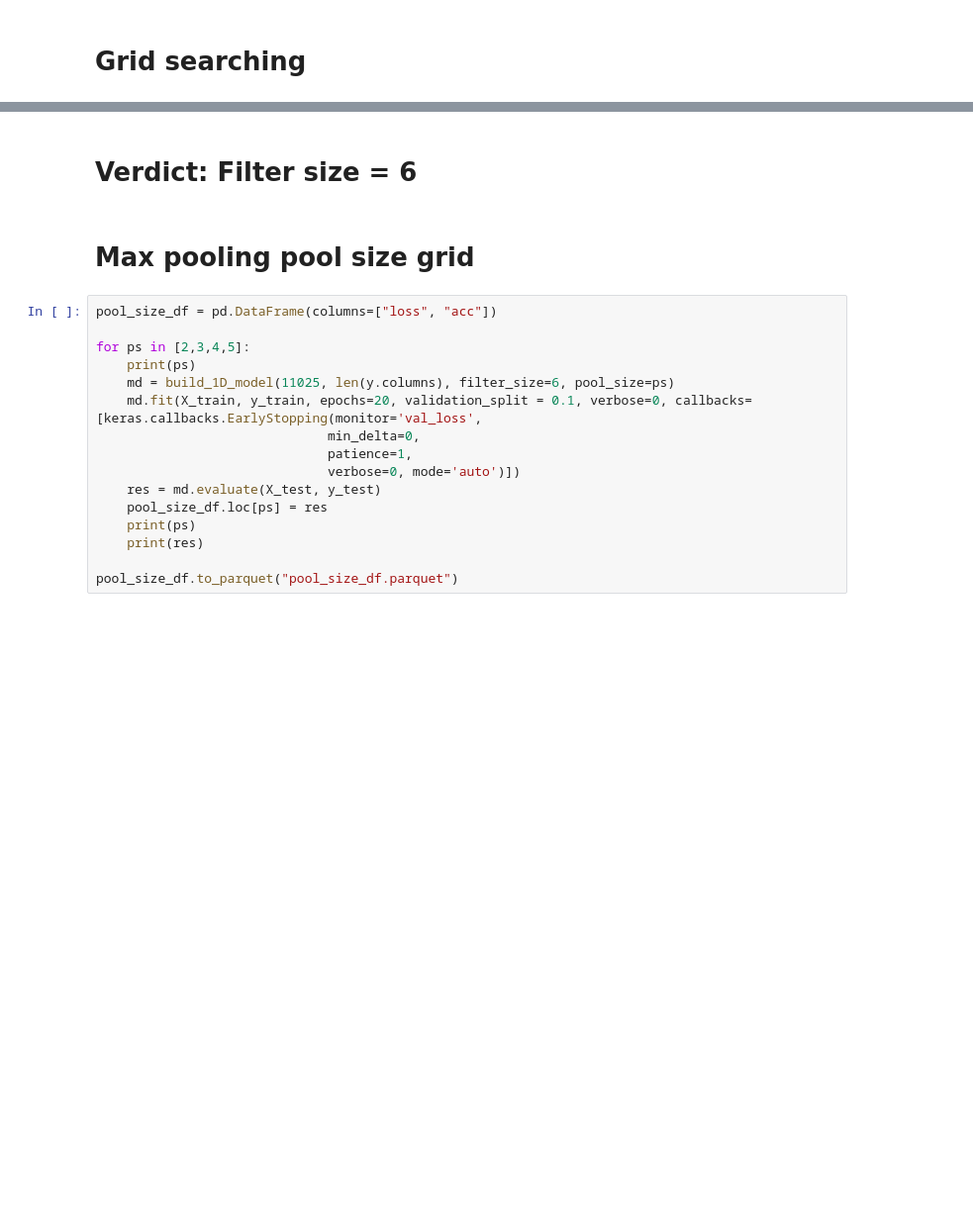
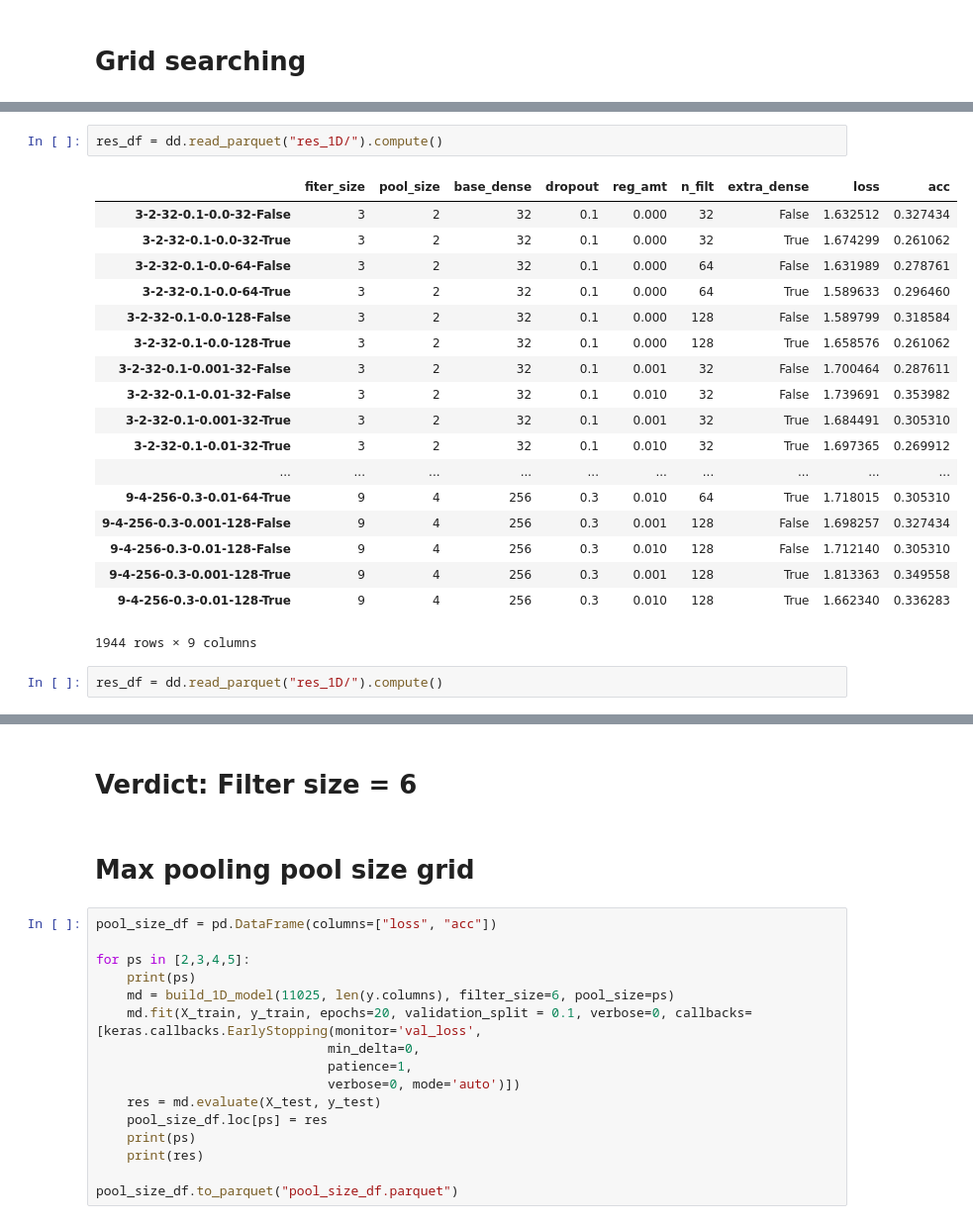
Before and after one commit to Chrisjw42/listenr-ml, a Jupyter notebook: 2. Data preprocessing 1D.ipynb, the cells around one changed output, grey strips where cells are left out. Shown at 99% size. Cells and saved outputs as stored; diff of their text form; blank space fills up the shorter version.

```diff
--- a/2. Data preprocessing 1D.ipynb
+++ b/2. Data preprocessing 1D.ipynb
@@ -491,0 +614,23 @@ KeyboardInterrupt:
+# %%
+res_df = dd.read_parquet("res_1D/").compute()
+# %% [output]
+|  | fiter_size | pool_size | base_dense | dropout | reg_amt | n_filt | extra_dense | loss | acc |
+| 3-2-32-0.1-0.0-32-False | 3 | 2 | 32 | 0.1 | 0.000 | 32 | False | 1.632512 | 0.327434 |
+| 3-2-32-0.1-0.0-32-True | 3 | 2 | 32 | 0.1 | 0.000 | 32 | True | 1.674299 | 0.261062 |
+| 3-2-32-0.1-0.0-64-False | 3 | 2 | 32 | 0.1 | 0.000 | 64 | False | 1.631989 | 0.278761 |
+| 3-2-32-0.1-0.0-64-True | 3 | 2 | 32 | 0.1 | 0.000 | 64 | True | 1.589633 | 0.296460 |
+| 3-2-32-0.1-0.0-128-False | 3 | 2 | 32 | 0.1 | 0.000 | 128 | False | 1.589799 | 0.318584 |
+| 3-2-32-0.1-0.0-128-True | 3 | 2 | 32 | 0.1 | 0.000 | 128 | True | 1.658576 | 0.261062 |
+| 3-2-32-0.1-0.001-32-False | 3 | 2 | 32 | 0.1 | 0.001 | 32 | False | 1.700464 | 0.287611 |
+| 3-2-32-0.1-0.01-32-False | 3 | 2 | 32 | 0.1 | 0.010 | 32 | False | 1.739691 | 0.353982 |
+| 3-2-32-0.1-0.001-32-True | 3 | 2 | 32 | 0.1 | 0.001 | 32 | True | 1.684491 | 0.305310 |
+| 3-2-32-0.1-0.01-32-True | 3 | 2 | 32 | 0.1 | 0.010 | 32 | True | 1.697365 | 0.269912 |
+| ... | ... | ... | ... | ... | ... | ... | ... | ... | ... |
+| 9-4-256-0.3-0.01-64-True | 9 | 4 | 256 | 0.3 | 0.010 | 64 | True | 1.718015 | 0.305310 |
+| 9-4-256-0.3-0.001-128-False | 9 | 4 | 256 | 0.3 | 0.001 | 128 | False | 1.698257 | 0.327434 |
+| 9-4-256-0.3-0.01-128-False | 9 | 4 | 256 | 0.3 | 0.010 | 128 | False | 1.712140 | 0.305310 |
+| 9-4-256-0.3-0.001-128-True | 9 | 4 | 256 | 0.3 | 0.001 | 128 | True | 1.813363 | 0.349558 |
+| 9-4-256-0.3-0.01-128-True | 9 | 4 | 256 | 0.3 | 0.010 | 128 | True | 1.662340 | 0.336283 |
+1944 rows × 9 columns
+# %%
+res_df = dd.read_parquet("res_1D/").compute()
```
Also changed, not shown: parts of 35 cells of this notebook, 3 other files.
